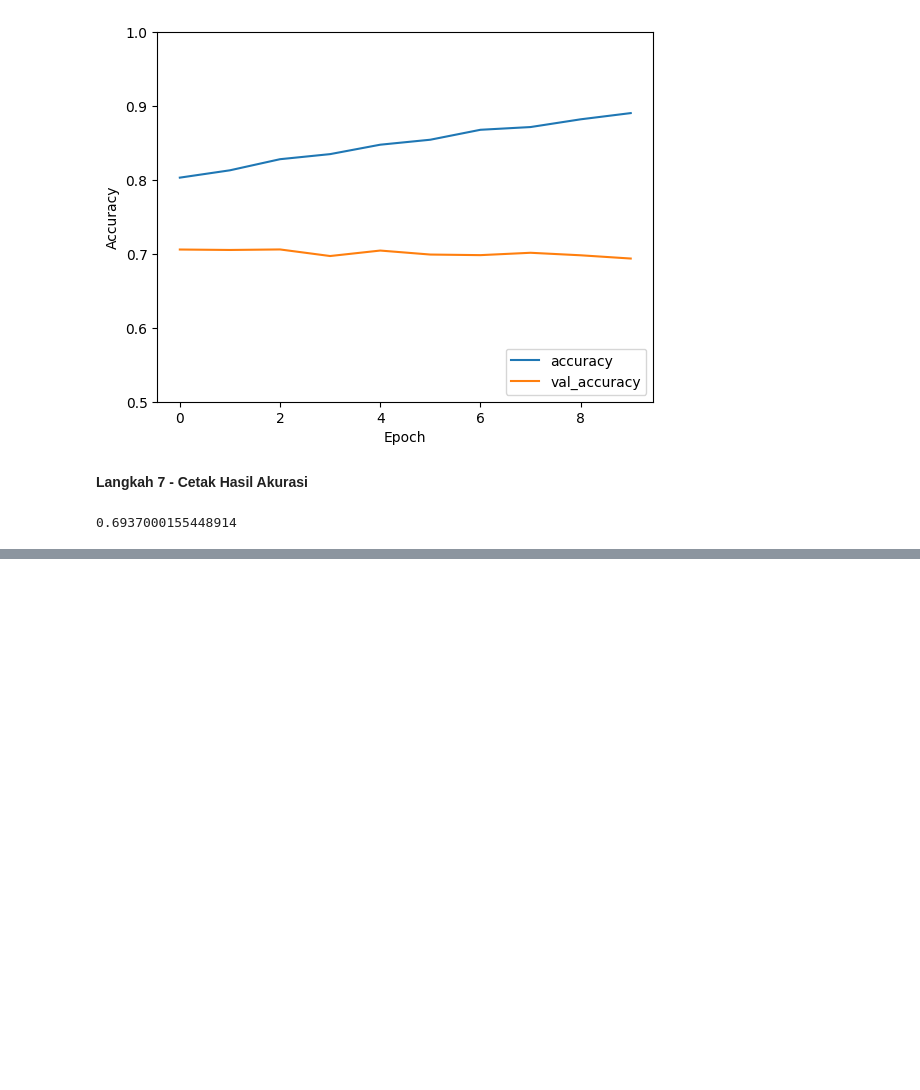
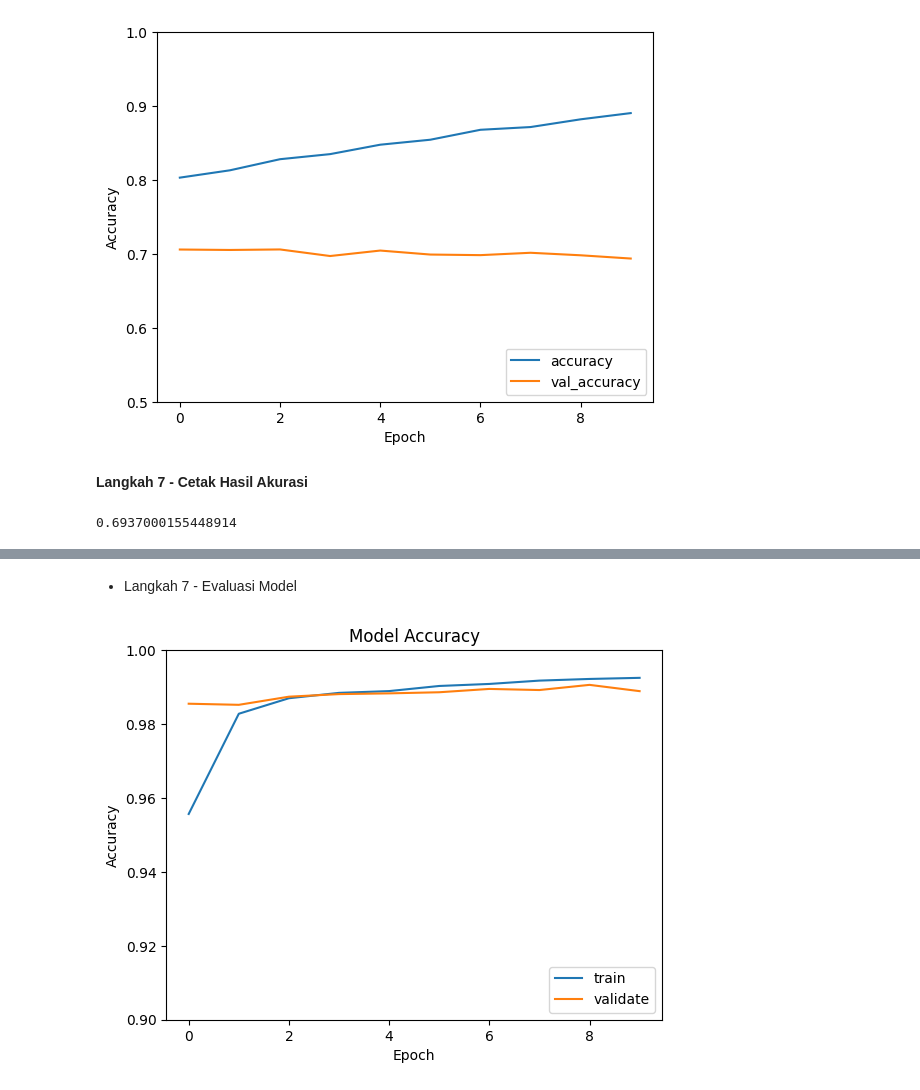
Before and after one commit to yogiannanf/PembelajaranMesin, a Jupyter notebook: Praktikum11_ConvolutionalNeuralNetwork(CNN).ipynb, the cells around one changed output, grey strips where cells are left out. Cells and saved outputs as stored; diff of their text form; code cells hidden in the pictures; blank space fills up the shorter version.

```diff
--- a/Praktikum11_ConvolutionalNeuralNetwork(CNN).ipynb
+++ b/Praktikum11_ConvolutionalNeuralNetwork(CNN).ipynb
@@ -305,0 +484,17 @@ print(test_acc)
+# %%
+img_rows, img_cols=28, 28
+
+if k.image_data_format() == 'channels_first':
+   x_train = x_train.reshape(x_train.shape[0], 1, img_rows, img_cols)
+   x_test = x_test.reshape(x_test.shape[0], 1, img_rows, img_cols)
+   inpx = (1, img_rows, img_cols)
+
+else:
+   x_train = x_train.reshape(x_train.shape[0], img_rows, img_cols, 1)
+   x_test = x_test.reshape(x_test.shape[0], img_rows, img_cols, 1)
+   inpx = (img_rows, img_cols, 1)
+
+x_train = x_train.astype('float32')
+x_test = x_test.astype('float32')
+x_train /= 255
+x_test /= 255
@@ -305,0 +503,12 @@ print(test_acc)
+# %%
+model_mnist = models.Sequential()
+
+model_mnist.add(layers.Conv2D(32, kernel_size=(3,3), input_shape=inpx, activation='elu'))
+model_mnist.add(layers.Conv2D(64, kernel_size=(3,3), activation='elu'))
+model_mnist.add(layers.MaxPooling2D(pool_size=(3,3)))
+model_mnist.add(layers.Dropout(0.5))
+model_mnist.add(layers.Flatten())
+model_mnist.add(layers.Dense(256, activation='sigmoid'))
+model_mnist.add(layers.Dense(10, activation='softmax'))
+
+model_mnist.summary()
@@ -305,0 +539,4 @@ print(test_acc)
+# %%
+model_mnist.compile(optimizer="adam",
+                    loss="sparse_categorical_crossentropy",
+                    metrics=['accuracy'])
@@ -305,0 +545,3 @@ print(test_acc)
+# %%
+history = model_mnist.fit(x_train, y_train, epochs=10,
+                    validation_data=(x_test, y_test))
@@ -305,0 +569,13 @@ print(test_acc)
+# %% [markdown]
+- Langkah 7 - Evaluasi Model
+# %%
+plt.plot(history.history['accuracy'], label='train')
+plt.plot(history.history['val_accuracy'], label = 'validate')
+plt.xlabel('Epoch')
+plt.ylabel('Accuracy')
+plt.ylim([0.9, 1])
+plt.legend(loc='lower right')
+plt.title("Model Accuracy")
+plt.show()
+# %% [output]
+[figure, added]
```
Also changed, not shown: parts of 33 cells of this notebook.
